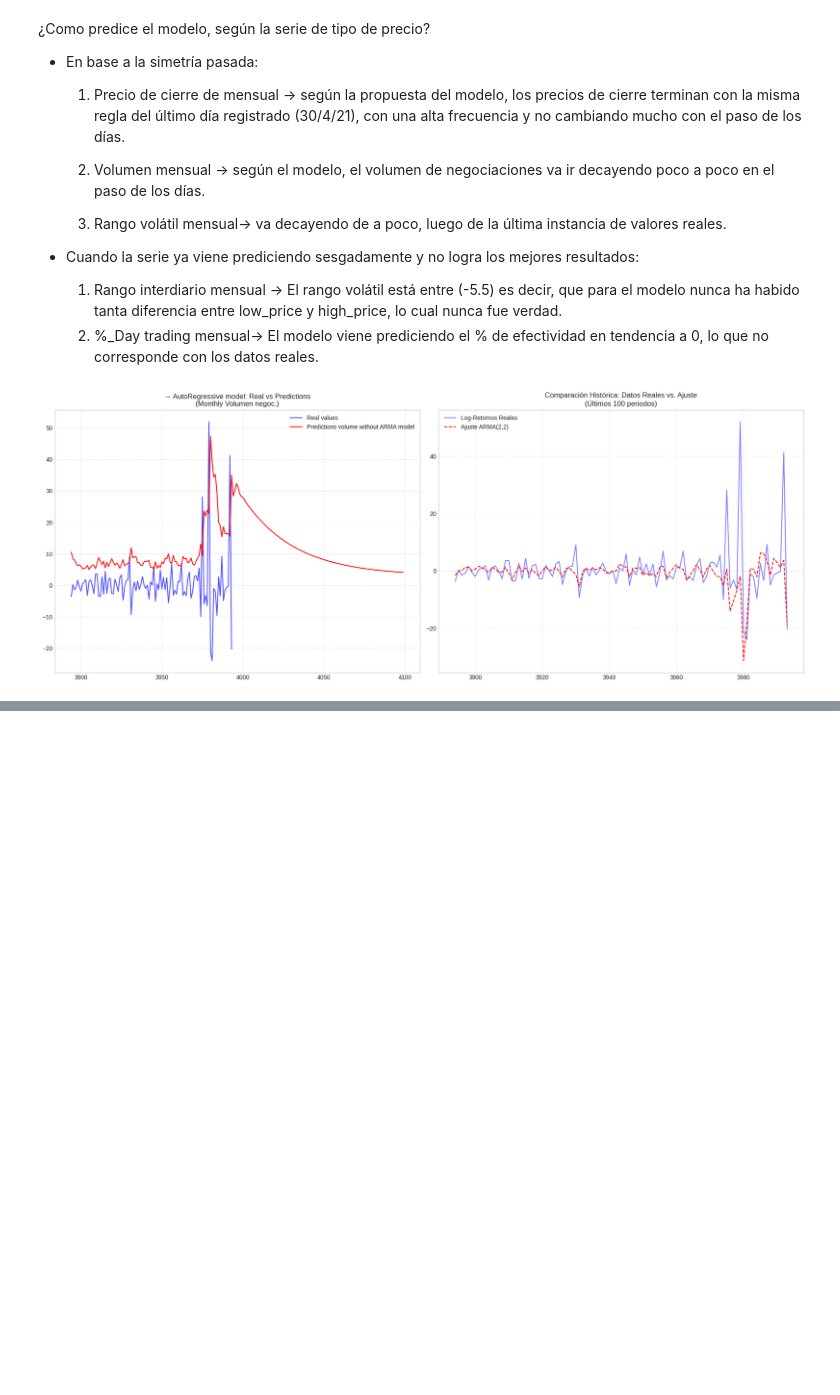
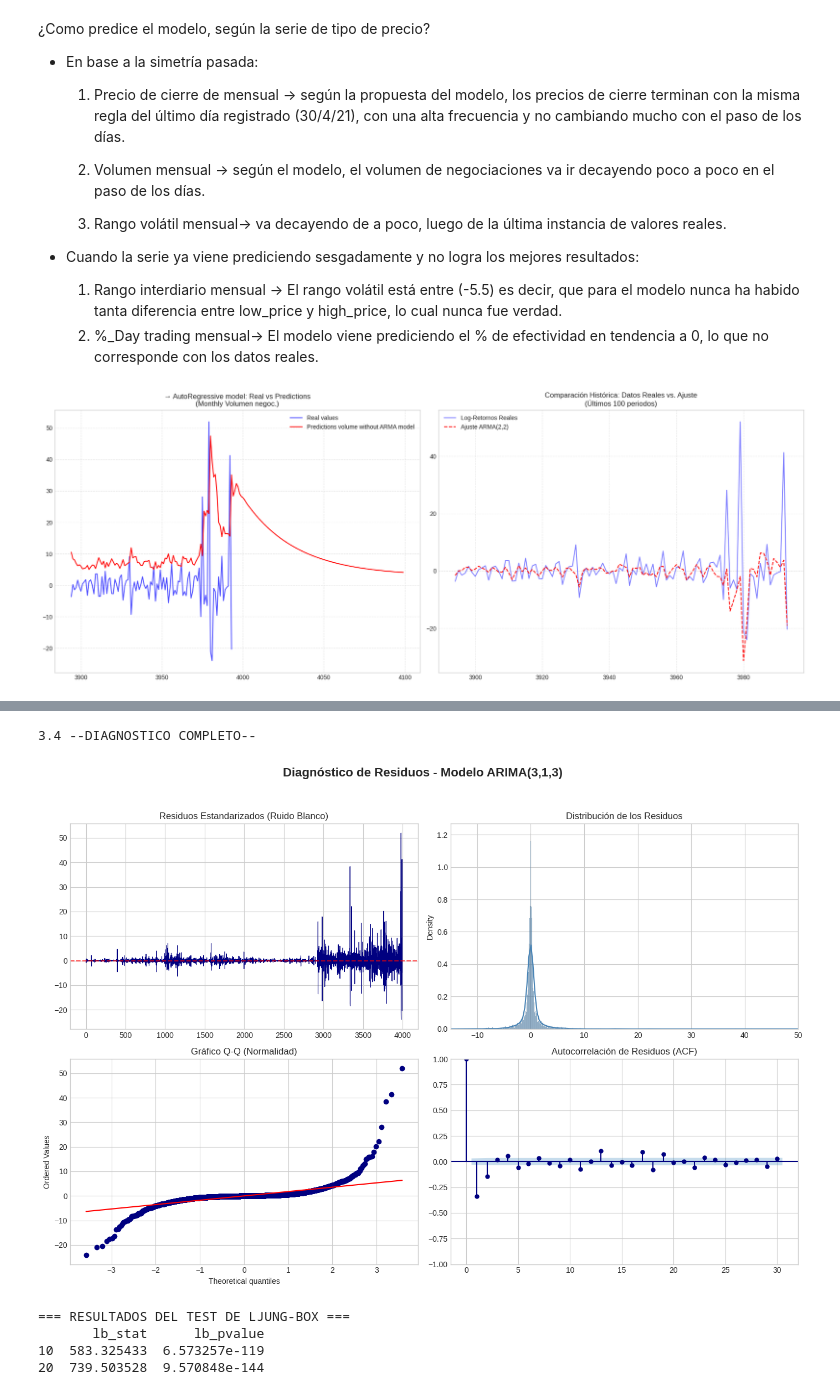
Before and after one commit to AncaraniJuanDiego/AnlisisSeriesTemporales, a Jupyter notebook: SeriesTP_PriceClosing.ipynb, the cells around one changed output, grey strips where cells are left out. Drawn from its saved outputs; the diff is of its cells as text; code cells hidden in the pictures; blank space fills up the shorter version.

```diff
--- a/SeriesTP_PriceClosing.ipynb
+++ b/SeriesTP_PriceClosing.ipynb
@@ -27,7 +35,7 @@ DRIFT= 0.5
 # %%
 #Carga
 
-df = pd.read_excel('JswlSteel.xlsx')
+df = pd.read_excel('JSWSTEEL.xlsx')
 df
 # %% [output]
 |  | Date | Company | Series | Prev Close | Open | High | Low | Last | Close | VWAP | Volume |
@@ -885,0 +1130,53 @@ plt.show()
+# %%
+print('3.4 --DIAGNOSTICO COMPLETO--')
+
+with warnings.catch_warnings():
+    warnings.simplefilter("ignore")
+    # Ajustamos el modelo ganador sobre los log-precios
+    modelo_ganador = ARIMA(Monthly_volume, order = (0,1,0))
+    ajuste_ganador = modelo_ganador.fit(method='statespace')
+
+# Extraemos los residuos y quitamos el primero (suele ser ruidoso por la diferenciación d=1)
+residuos = ajuste_ganador.resid.iloc[1:]
+
+# --- 1. GRÁFICOS DE DIAGNÓSTICO ---
+fig, axs = plt.subplots(2, 2, figsize=(14, 10))
+fig.suptitle('Diagnóstico de Residuos - Modelo ARIMA(3,1,3)', fontsize=16, fontweight='bold')
+
+# A. Residuos en el tiempo (Buscamos que parezca estática, sin tendencia)
+axs[0, 0].plot(residuos, color='navy', linewidth=0.8)
+axs[0, 0].set_title('Residuos Estandarizados (Ruido Blanco)')
+axs[0, 0].axhline(0, color='red', linestyle='--', alpha=0.7)
+
+# B. Histograma y Densidad (Buscamos forma de campana de Gauss)
+sns.histplot(residuos, kde=True, ax=axs[0, 1], color='steelblue', stat='density')
+axs[0, 1].set_title('Distribución de los Residuos')
+axs[0, 1].set_xlim(-15, 50) # Added x-axis limit for zoom
+
+# C. Gráfico Q-Q (Buscamos que los puntos sigan la línea roja diagonal)
+stats.probplot(residuos, dist="norm", plot=axs[1, 0])
+axs[1, 0].set_title('Gráfico Q-Q (Normalidad)')
+axs[1, 0].get_lines()[0].set_markerfacecolor('navy')
+axs[1, 0].get_lines()[0].set_markeredgecolor('navy')
+
+# D. Autocorrelograma (ACF) (Buscamos que ninguna línea salga del área azul)
+plot_acf(residuos, ax=axs[1, 1], lags=30, color='navy', vlines_kwargs={"colors": 'navy'})
+axs[1, 1].set_title('Autocorrelación de Residuos (ACF)')
+
+plt.tight_layout(rect=[0, 0.03, 1, 0.95])
+plt.show()
+
+# --- 2. PRUEBA ESTADÍSTICA DE LJUNG-BOX ---
+# H0: Los residuos se distribuyen de forma independiente (son Ruido Blanco)
+# H1: Los residuos presentan autocorrelación (el modelo falló en capturar info)
+
+lb_test = sm.stats.acorr_ljungbox(residuos, lags=[10, 20], return_df=True)
+print("=== RESULTADOS DEL TEST DE LJUNG-BOX ===")
+print(lb_test)
+# %% [output]
+3.4 --DIAGNOSTICO COMPLETO--
+[figure, added]
+=== RESULTADOS DEL TEST DE LJUNG-BOX ===
+       lb_stat      lb_pvalue
+10  583.325433  6.573257e-119
+20  739.503528  9.570848e-144
```
Also changed, not shown: parts of 16 cells of this notebook.
